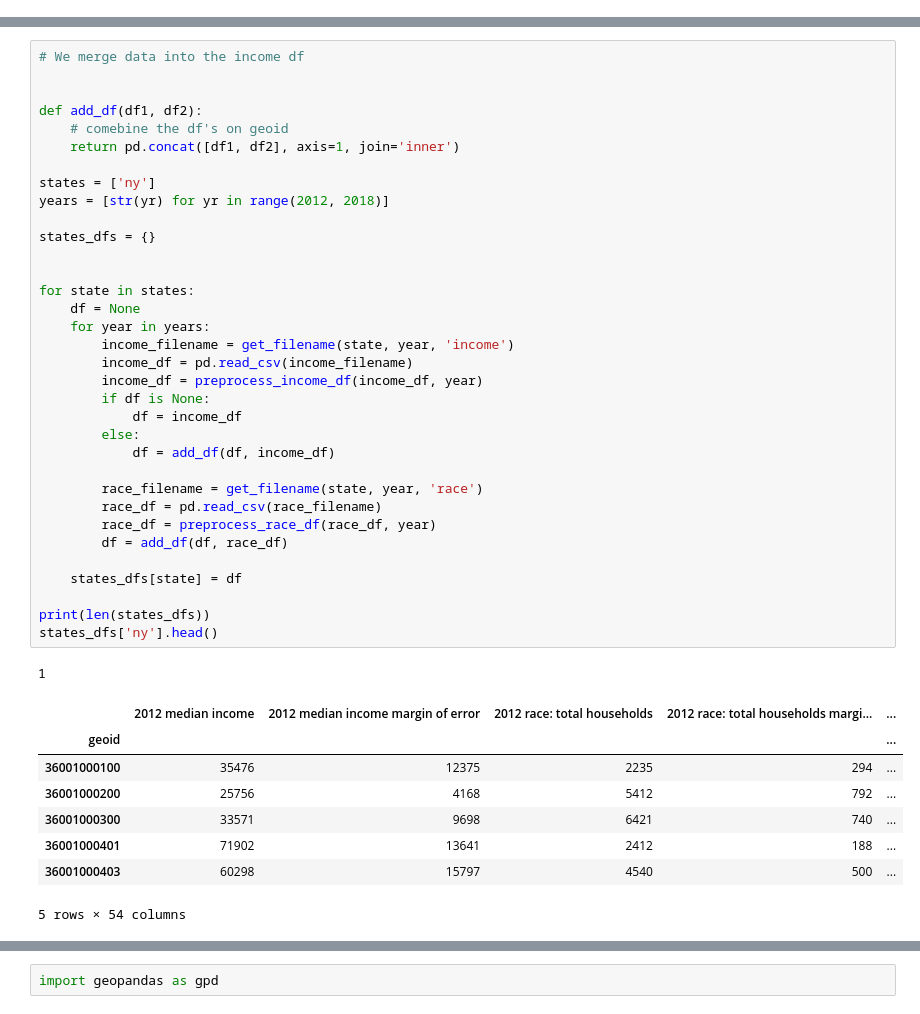
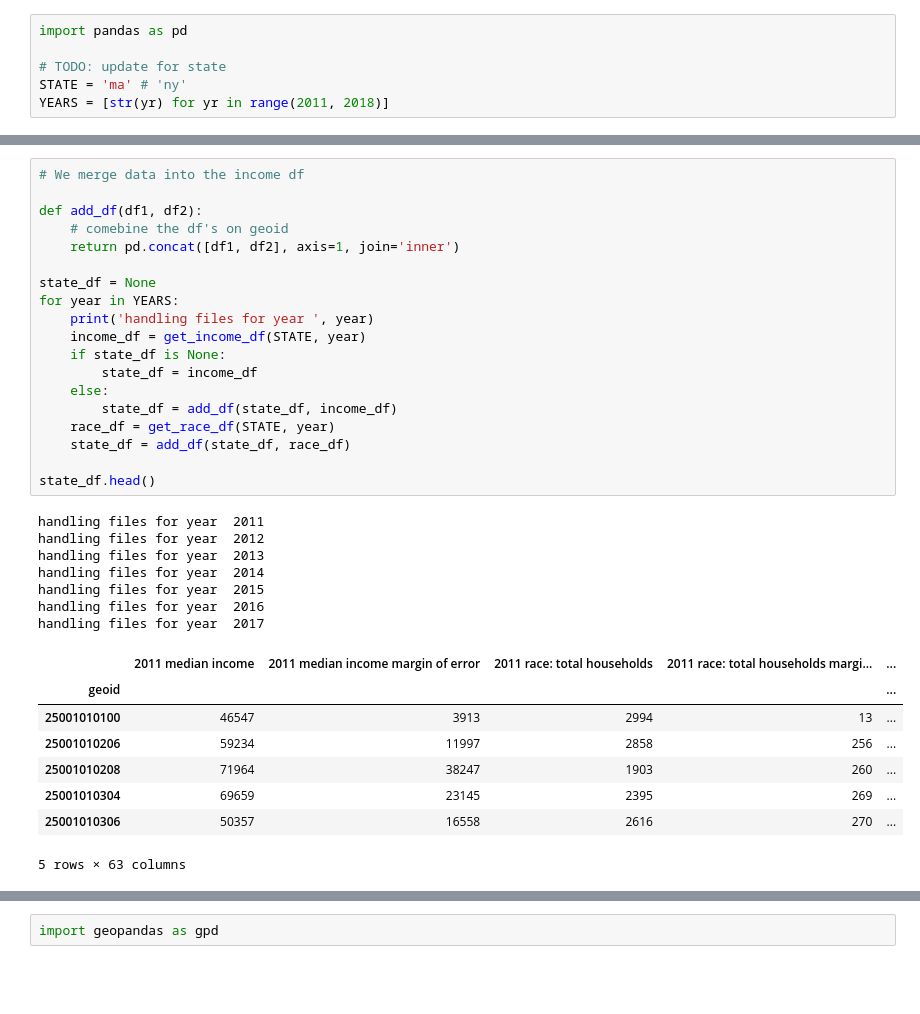
Before and after one commit to aberke/income-race-bikes, a Jupyter notebook: scripts/census_data_processing.ipynb, the cells around one changed output, grey strips where cells are left out. Drawn from its saved outputs; the diff is of its cells as text; blank space fills up the shorter version.

```diff
--- a/scripts/census_data_processing.ipynb
+++ b/scripts/census_data_processing.ipynb
@@ -3,3 +1,9 @@ import pandas as pd
+# %%
+import pandas as pd
+
+# TODO: update for state
+STATE = 'ma' # 'ny'
+YEARS = [str(yr) for yr in range(2011, 2018)]
 # %%
 """
 File naming convension for ACS 5-year downloads:
@@ -79,45 +104,36 @@ def preprocess_income_df(df, year):
 # %%
 # We merge data into the income df
-
 
 def add_df(df1, df2):
     # comebine the df's on geoid
     return pd.concat([df1, df2], axis=1, join='inner')
 
-states = ['ny']
-years = [str(yr) for yr in range(2012, 2018)]
+state_df = None
+for year in YEARS:
+    print('handling files for year ', year)
+    income_df = get_income_df(STATE, year)
+    if state_df is None:
+        state_df = income_df
+    else:
+        state_df = add_df(state_df, income_df)
+    race_df = get_race_df(STATE, year)
+    state_df = add_df(state_df, race_df)
 
-states_dfs = {}
-
-
-for state in states:
-    df = None
-    for year in years:
-        income_filename = get_filename(state, year, 'income')
-        income_df = pd.read_csv(income_filename)
-        income_df = preprocess_income_df(income_df, year)
-        if df is None:
-            df = income_df
-        else:
-            df = add_df(df, income_df)
-
-        race_filename = get_filename(state, year, 'race')
-        race_df = pd.read_csv(race_filename)
-        race_df = preprocess_race_df(race_df, year)
-        df = add_df(df, race_df)
-
-    states_dfs[state] = df
-
-print(len(states_dfs))
-states_dfs['ny'].head()
+state_df.head()
 # %% [output]
-1
+handling files for year  2011
+handling files for year  2012
+handling files for year  2013
+handling files for year  2014
+handling files for year  2015
+handling files for year  2016
+handling files for year  2017
-|  | 2012 median income | 2012 median income margin of error | 2012 race: total households | 2012 race: total households margi... | ... |
+|  | 2011 median income | 2011 median income margin of error | 2011 race: total households | 2011 race: total households margi... | ... |
 | geoid |  |  |  |  | ... |
-| 36001000100 | 35476 | 12375 | 2235 | 294 | ... |
-| 36001000200 | 25756 | 4168 | 5412 | 792 | ... |
-| 36001000300 | 33571 | 9698 | 6421 | 740 | ... |
-| 36001000401 | 71902 | 13641 | 2412 | 188 | ... |
-| 36001000403 | 60298 | 15797 | 4540 | 500 | ... |
+| 25001010100 | 46547 | 3913 | 2994 | 13 | ... |
+| 25001010206 | 59234 | 11997 | 2858 | 256 | ... |
+| 25001010208 | 71964 | 38247 | 1903 | 260 | ... |
+| 25001010304 | 69659 | 23145 | 2395 | 269 | ... |
+| 25001010306 | 50357 | 16558 | 2616 | 270 | ... |
-5 rows × 54 columns
+5 rows × 63 columns
 # %%
```
Also changed, not shown: parts of 9 cells of this notebook, 18 other files.
